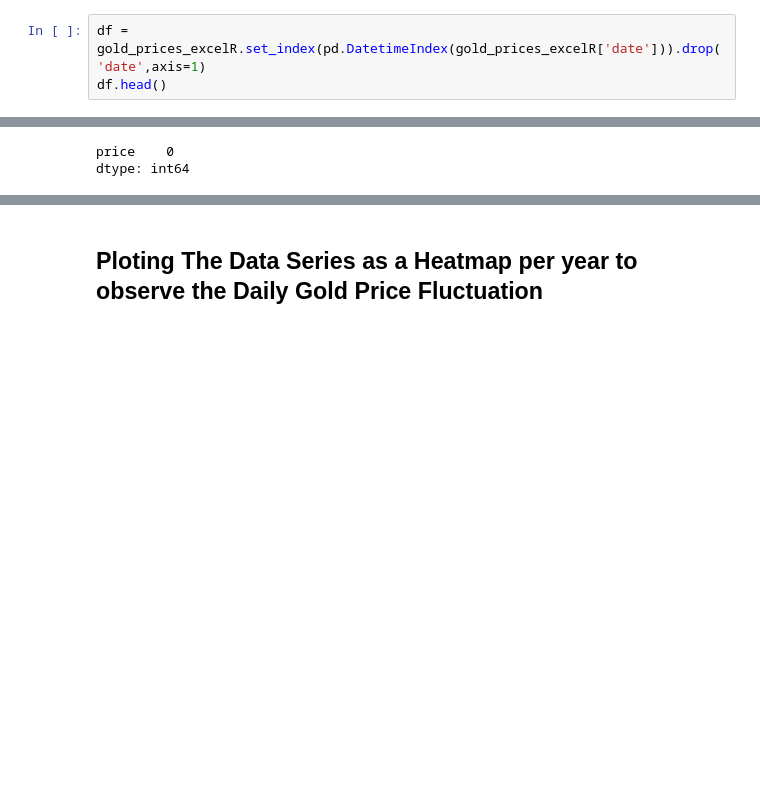
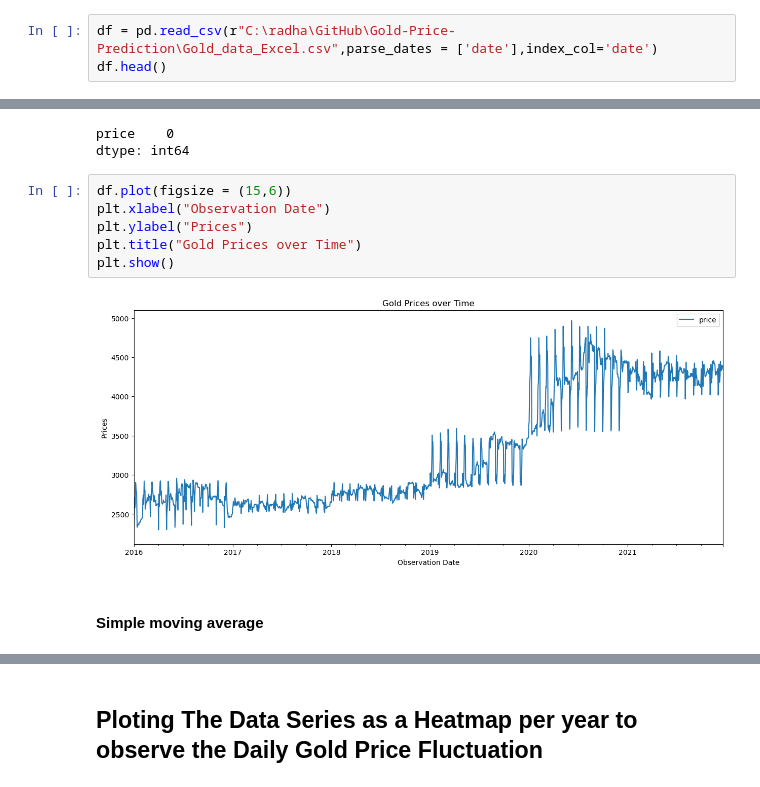
Before and after one commit to RadhaRamanJha/Gold-Price-Prediction, a Jupyter notebook: gold_price_prediction_EDA.ipynb, the cells around one changed output, grey strips where cells are left out. Drawn from its saved outputs; the diff is of its cells as text; blank space fills up the shorter version.

```diff
--- a/gold_price_prediction_EDA.ipynb
+++ b/gold_price_prediction_EDA.ipynb
@@ -49,5 +54,5 @@ memory usage: 34.2 KB
 # %%
-df = gold_prices_excelR.set_index(pd.DatetimeIndex(gold_prices_excelR['date'])).drop('date',axis=1)
+df = pd.read_csv(r"C:\radha\GitHub\Gold-Price-Prediction\Gold_data_Excel.csv",parse_dates = ['date'],index_col='date')
 df.head()
 # %% [output]
 |  | price |
@@ -80,3 +85,13 @@ df.isnull().sum()
 # %% [output]
 price    0
 dtype: int64
+# %%
+df.plot(figsize = (15,6))
+plt.xlabel("Observation Date")
+plt.ylabel("Prices")
+plt.title("Gold Prices over Time")
+plt.show()
+# %% [output]
+[figure, added]
+# %% [markdown]
+#### Simple moving average
```
Also changed, not shown: parts of 64 cells of this notebook.
